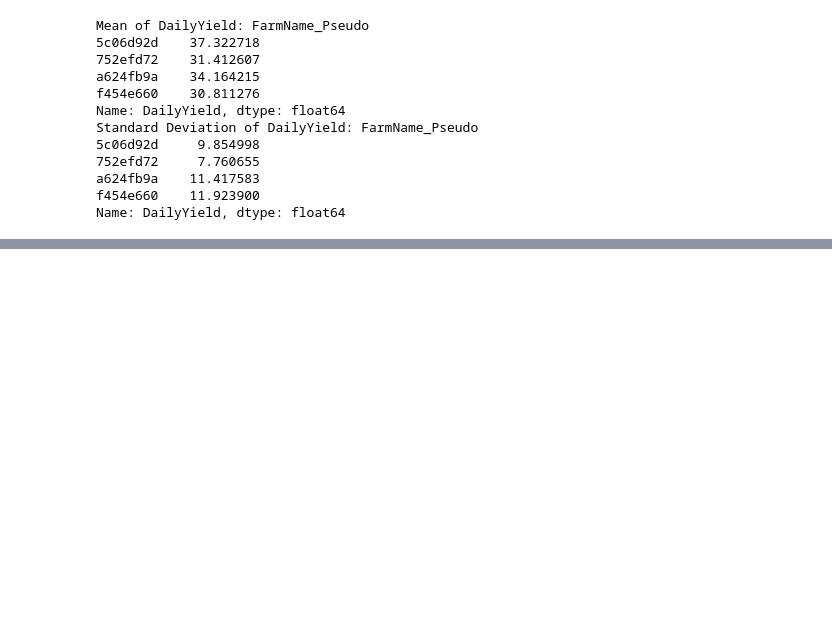
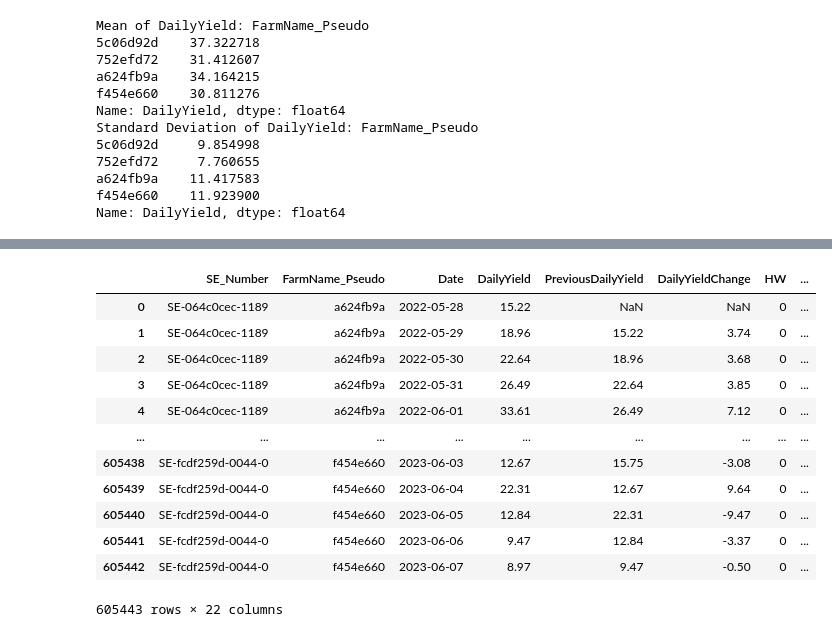
Before and after one commit to jockepolis/HeatStressEvaluationSummer24, a Jupyter notebook: IdentifyHeatstress/WilminksQuantile.ipynb, the cells around one changed output, grey strips where cells are left out. Cells and saved outputs as stored; diff of their text form; code cells hidden in the pictures; blank space fills up the shorter version.

```diff
--- a/IdentifyHeatstress/WilminksQuantile.ipynb
+++ b/IdentifyHeatstress/WilminksQuantile.ipynb
@@ -304,0 +324,18 @@ Name: NormalizedDailyYield, dtype: Float64
+# %%
+# When CumulativeHeatLoad is greater than 3, it indicates that the cow is under heat stress
+data['HeatStress'] = (data['CumulativeHeatLoad'] > 3).astype(int)
+data.head(-5)
+# %% [output]
+|  | SE_Number | FarmName_Pseudo | Date | DailyYield | PreviousDailyYield | DailyYieldChange | HW | ... |
+| 0 | SE-064c0cec-1189 | a624fb9a | 2022-05-28 | 15.22 | NaN | NaN | 0 | ... |
+| 1 | SE-064c0cec-1189 | a624fb9a | 2022-05-29 | 18.96 | 15.22 | 3.74 | 0 | ... |
+| 2 | SE-064c0cec-1189 | a624fb9a | 2022-05-30 | 22.64 | 18.96 | 3.68 | 0 | ... |
+| 3 | SE-064c0cec-1189 | a624fb9a | 2022-05-31 | 26.49 | 22.64 | 3.85 | 0 | ... |
+| 4 | SE-064c0cec-1189 | a624fb9a | 2022-06-01 | 33.61 | 26.49 | 7.12 | 0 | ... |
+| ... | ... | ... | ... | ... | ... | ... | ... | ... |
+| 605438 | SE-fcdf259d-0044-0 | f454e660 | 2023-06-03 | 12.67 | 15.75 | -3.08 | 0 | ... |
+| 605439 | SE-fcdf259d-0044-0 | f454e660 | 2023-06-04 | 22.31 | 12.67 | 9.64 | 0 | ... |
+| 605440 | SE-fcdf259d-0044-0 | f454e660 | 2023-06-05 | 12.84 | 22.31 | -9.47 | 0 | ... |
+| 605441 | SE-fcdf259d-0044-0 | f454e660 | 2023-06-06 | 9.47 | 12.84 | -3.37 | 0 | ... |
+| 605442 | SE-fcdf259d-0044-0 | f454e660 | 2023-06-07 | 8.97 | 9.47 | -0.50 | 0 | ... |
+605443 rows × 22 columns
```
Also changed, not shown: parts of 22 cells of this notebook, 1 other file.
